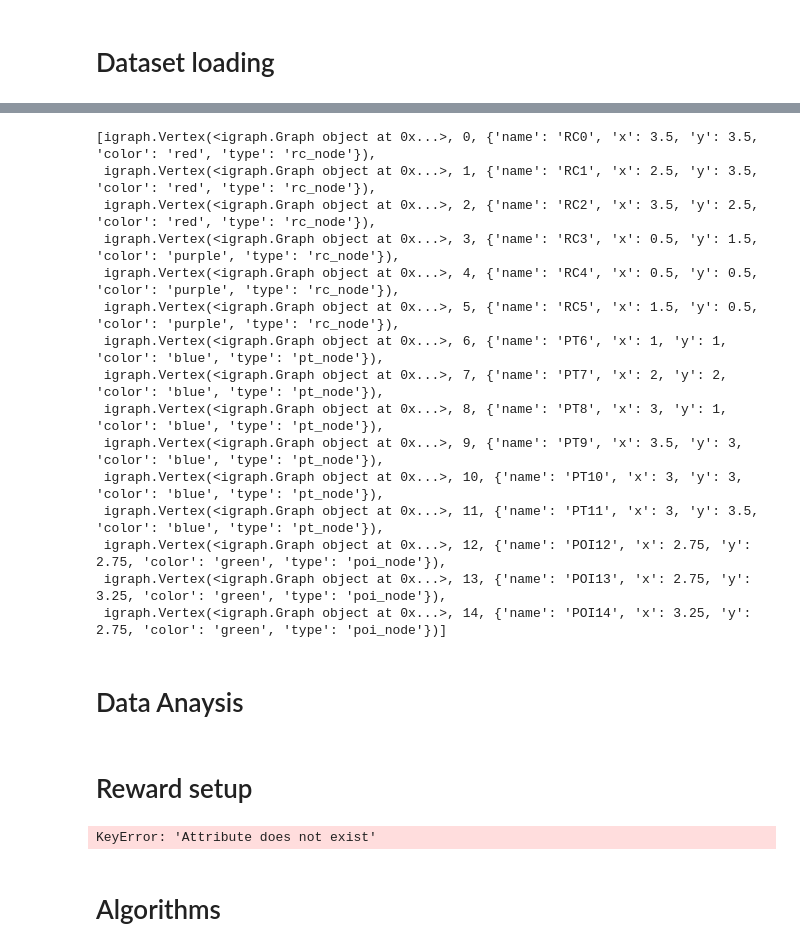
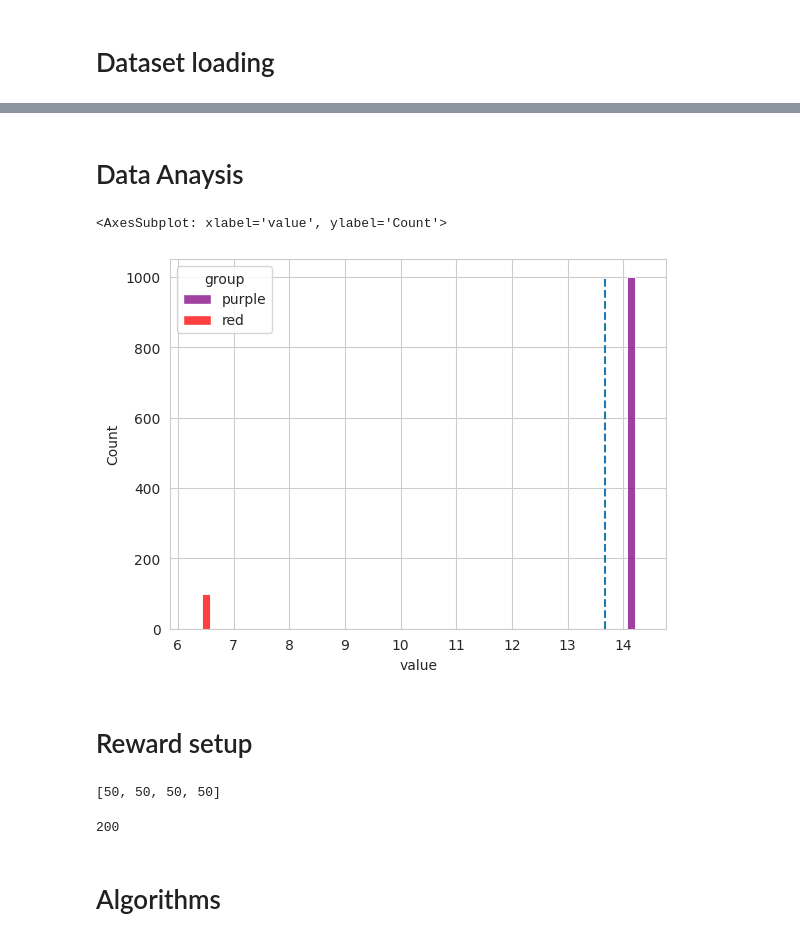
Before and after one commit to RicoFio/equitable-transport-reduction, a Jupyter notebook: experiments/sufficitarian_experiments.ipynb, the cells around one changed output, grey strips where cells are left out. Drawn from its saved outputs; the diff is of its cells as text; code cells hidden in the pictures.

```diff
--- a/experiments/sufficitarian_experiments.ipynb
+++ b/experiments/sufficitarian_experiments.ipynb
@@ -8,4 +15,4 @@ from eptnr.analysis.full_problem_exploration import full_problem_exploration
 # %% [markdown]
 # Dataset loading
 # %%
-graph, census = load_dataset(SyntheticDatasets.THREE)
+graph, census = load_dataset(SyntheticDatasets.ONE)
@@ -22,34 +19,41 @@ census
-# %%
-list(graph.vs)
-# %% [output]
-[igraph.Vertex(<igraph.Graph object at 0x...>, 0, {'name': 'RC0', 'x': 3.5, 'y': 3.5, 'color': 'red', 'type': 'rc_node'}),
- igraph.Vertex(<igraph.Graph object at 0x...>, 1, {'name': 'RC1', 'x': 2.5, 'y': 3.5, 'color': 'red', 'type': 'rc_node'}),
- igraph.Vertex(<igraph.Graph object at 0x...>, 2, {'name': 'RC2', 'x': 3.5, 'y': 2.5, 'color': 'red', 'type': 'rc_node'}),
- igraph.Vertex(<igraph.Graph object at 0x...>, 3, {'name': 'RC3', 'x': 0.5, 'y': 1.5, 'color': 'purple', 'type': 'rc_node'}),
- igraph.Vertex(<igraph.Graph object at 0x...>, 4, {'name': 'RC4', 'x': 0.5, 'y': 0.5, 'color': 'purple', 'type': 'rc_node'}),
- igraph.Vertex(<igraph.Graph object at 0x...>, 5, {'name': 'RC5', 'x': 1.5, 'y': 0.5, 'color': 'purple', 'type': 'rc_node'}),
- igraph.Vertex(<igraph.Graph object at 0x...>, 6, {'name': 'PT6', 'x': 1, 'y': 1, 'color': 'blue', 'type': 'pt_node'}),
- igraph.Vertex(<igraph.Graph object at 0x...>, 7, {'name': 'PT7', 'x': 2, 'y': 2, 'color': 'blue', 'type': 'pt_node'}),
- igraph.Vertex(<igraph.Graph object at 0x...>, 8, {'name': 'PT8', 'x': 3, 'y': 1, 'color': 'blue', 'type': 'pt_node'}),
- igraph.Vertex(<igraph.Graph object at 0x...>, 9, {'name': 'PT9', 'x': 3.5, 'y': 3, 'color': 'blue', 'type': 'pt_node'}),
- igraph.Vertex(<igraph.Graph object at 0x...>, 10, {'name': 'PT10', 'x': 3, 'y': 3, 'color': 'blue', 'type': 'pt_node'}),
- igraph.Vertex(<igraph.Graph object at 0x...>, 11, {'name': 'PT11', 'x': 3, 'y': 3.5, 'color': 'blue', 'type': 'pt_node'}),
- igraph.Vertex(<igraph.Graph object at 0x...>, 12, {'name': 'POI12', 'x': 2.75, 'y': 2.75, 'color': 'green', 'type': 'poi_node'}),
- igraph.Vertex(<igraph.Graph object at 0x...>, 13, {'name': 'POI13', 'x': 2.75, 'y': 3.25, 'color': 'green', 'type': 'poi_node'}),
- igraph.Vertex(<igraph.Graph object at 0x...>, 14, {'name': 'POI14', 'x': 3.25, 'y': 2.75, 'color': 'green', 'type': 'poi_node'})]
 # %% [markdown]
 # Data Anaysis
-# %%
-tt_df, hops_df, com_df = get_tt_hops_com_dfs(graph, census, 50)
-# %%
-temp_tt_df = tt_df.copy()
-temp_tt_df['group'] = temp_tt_df['group']
+# %%
+def plot_travel_time_histogram(graph, census):
+    tt_df, _, _ = get_tt_hops_com_dfs(graph, census, 50)
+    temp_tt_df = tt_df.copy()
+    categories = pd.Categorical(temp_tt_df['group'])
+    temp_tt_df['group'] = categories
+    temp_tt_df = temp_tt_df.pivot(columns='group')
+
+    melted_temp_tt = temp_tt_df.melt()[['group', 'value']]
+    melted_temp_tt.value = pd.to_numeric(melted_temp_tt.value)
+    ax = sns.histplot(melted_temp_tt, x='value', hue='group', multiple='dodge', shrink=.75, bins=20,
+                      palette=categories.unique().to_list())
+    ax.vlines(melted_temp_tt.value.mean(), ymin=0, ymax=melted_temp_tt.groupby('group').count().max(), linestyles="dashed")
+    return ax
+# %%
+plot_travel_time_histogram(graph, census)
+# %% [output]
+<AxesSubplot: xlabel='value', ylabel='Count'>
+[figure, added]
 # %% [markdown]
 # Reward setup
+# %%
+graph.es.select(type_ne='walk')['cost']
+# %% [output]
+[50, 50, 50, 50]
+# %%
+total_graph_cost = sum(graph.es.select(type_ne='walk')['cost'])
+total_graph_cost
+# %% [output]
+200
 # %%
-sufficiency = 0
-total_graph_cost = sum(graph.es.select(type_ne='walk')['cost'])
-monetary_budget = 30_000
+sufficiency = {
+    TravelMetric.TT: 20
+}
+
+monetary_budget = 150
 groups = None
 metrics = [TravelMetric.TT]
 
@@ -57,7 +61,5 @@ metrics = [TravelMetric.TT]
 reward = SufficientarianCostReward(census_data=census, com_threshold=0,
                                    sufficiency=sufficiency, total_graph_cost=total_graph_cost, monetary_budget=monetary_budget,
                                    groups=groups, metrics=metrics, verbose=True)
-# %% [output]
-KeyError: 'Attribute does not exist'
 # %% [markdown]
 # Algorithms
```
Also changed, not shown: parts of 7 cells of this notebook, 3 other files.
